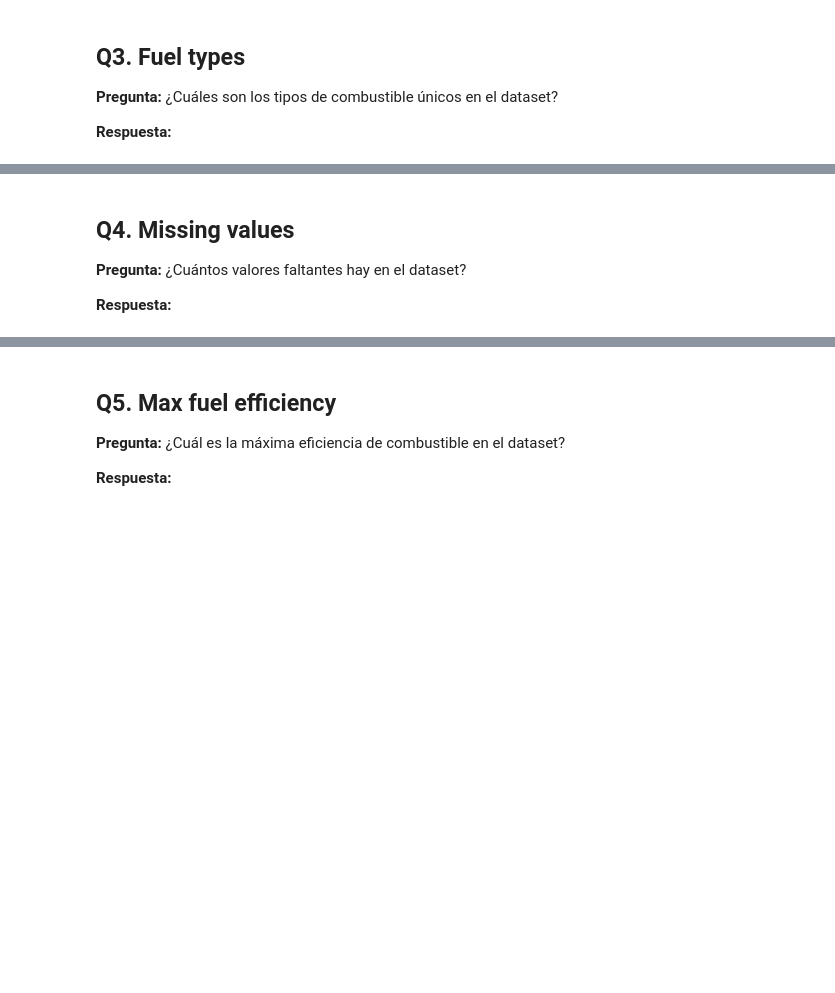
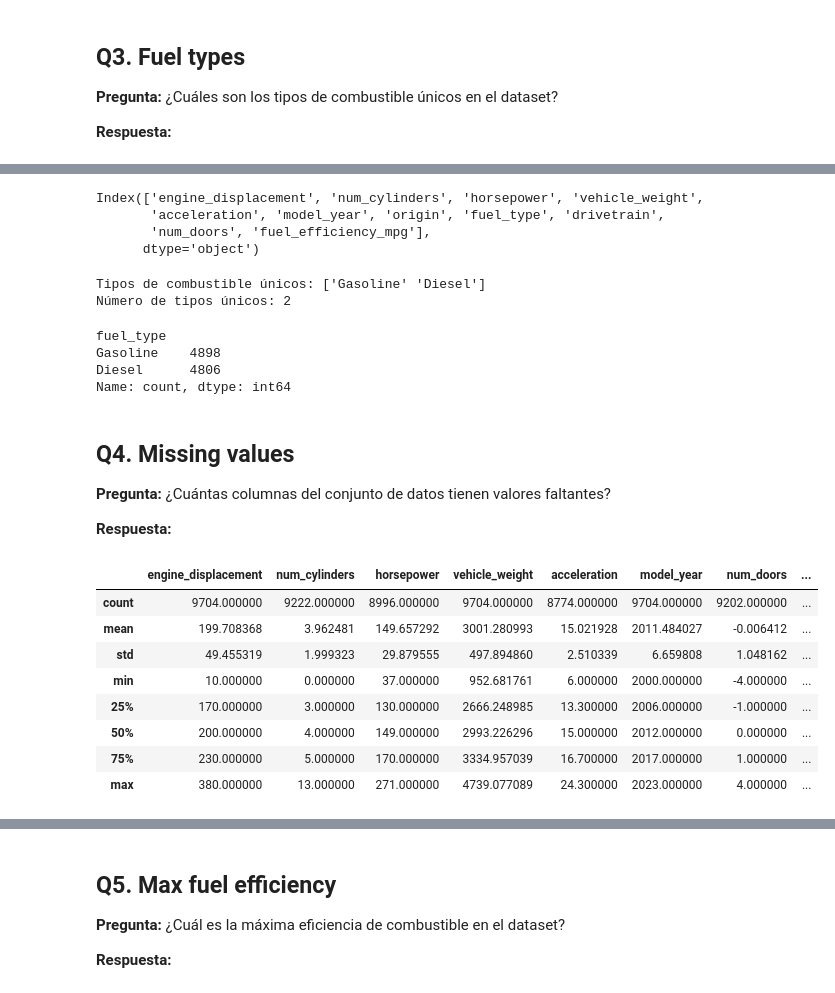
Before and after one commit to jesusoviedo/ml-zoomcamp-knowledge-base, a Jupyter notebook: homework1/notebook/solution.ipynb, the cells around one changed output, grey strips where cells are left out. Cells and saved outputs as stored; diff of their text form; code cells hidden in the pictures; blank space fills up the shorter version.

```diff
--- a/homework1/notebook/solution.ipynb
+++ b/homework1/notebook/solution.ipynb
@@ -72,0 +82,7 @@ Dimension del dataset: (9704, 11)
+# %%
+df_car.columns
+# %% [output]
+Index(['engine_displacement', 'num_cylinders', 'horsepower', 'vehicle_weight',
+       'acceleration', 'model_year', 'origin', 'fuel_type', 'drivetrain',
+       'num_doors', 'fuel_efficiency_mpg'],
+      dtype='object')
@@ -73,12 +91,19 @@ Dimension del dataset: (9704, 11)
 # %%
-# Q3. Fuel types
-# Nota: Ajusta el nombre de la columna según tu dataset
-fuel_types = df['fuel_type'].unique()  # Ajusta 'fuel_type' por el nombre real de la columna
-print(f"Tipos de combustible únicos: {fuel_types}")
-print(f"Número de tipos únicos: {len(fuel_types)}")
+print(f"Tipos de combustible únicos: {tip_fuel}")
+print(f"Número de tipos únicos: {len(tip_fuel)}")
+# %% [output]
+Tipos de combustible únicos: ['Gasoline' 'Diesel']
+Número de tipos únicos: 2
+# %%
+df_car['fuel_type'].value_counts()
+# %% [output]
+fuel_type
+Gasoline    4898
+Diesel      4806
+Name: count, dtype: int64
 # %% [markdown]
 ## Q4. Missing values
 
-**Pregunta:** ¿Cuántos valores faltantes hay en el dataset?
+**Pregunta:** ¿Cuántas columnas del conjunto de datos tienen valores faltantes?
 
 **Respuesta:**
@@ -92,0 +110,12 @@ print(f"\nTotal de valores faltantes: {total_missing}")
+# %%
+df_car.describe()
+# %% [output]
+|  | engine_displacement | num_cylinders | horsepower | vehicle_weight | acceleration | model_year | num_doors | ... |
+| count | 9704.000000 | 9222.000000 | 8996.000000 | 9704.000000 | 8774.000000 | 9704.000000 | 9202.000000 | ... |
+| mean | 199.708368 | 3.962481 | 149.657292 | 3001.280993 | 15.021928 | 2011.484027 | -0.006412 | ... |
+| std | 49.455319 | 1.999323 | 29.879555 | 497.894860 | 2.510339 | 6.659808 | 1.048162 | ... |
+| min | 10.000000 | 0.000000 | 37.000000 | 952.681761 | 6.000000 | 2000.000000 | -4.000000 | ... |
+| 25% | 170.000000 | 3.000000 | 130.000000 | 2666.248985 | 13.300000 | 2006.000000 | -1.000000 | ... |
+| 50% | 200.000000 | 4.000000 | 149.000000 | 2993.226296 | 15.000000 | 2012.000000 | 0.000000 | ... |
+| 75% | 230.000000 | 5.000000 | 170.000000 | 3334.957039 | 16.700000 | 2017.000000 | 1.000000 | ... |
+| max | 380.000000 | 13.000000 | 271.000000 | 4739.077089 | 24.300000 | 2023.000000 | 4.000000 | ... |
```
Also changed, not shown: parts of 27 cells of this notebook, 1 other file.
